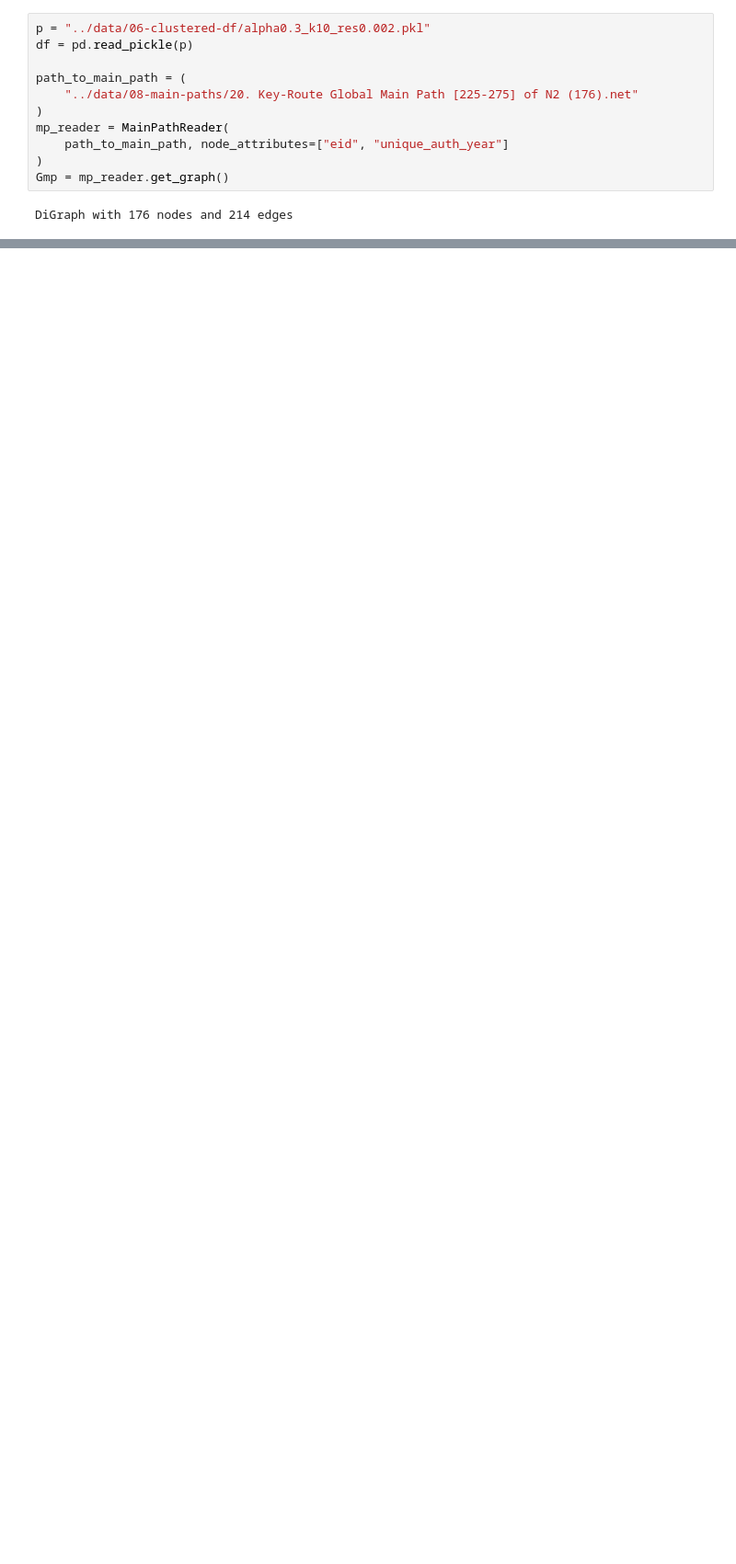
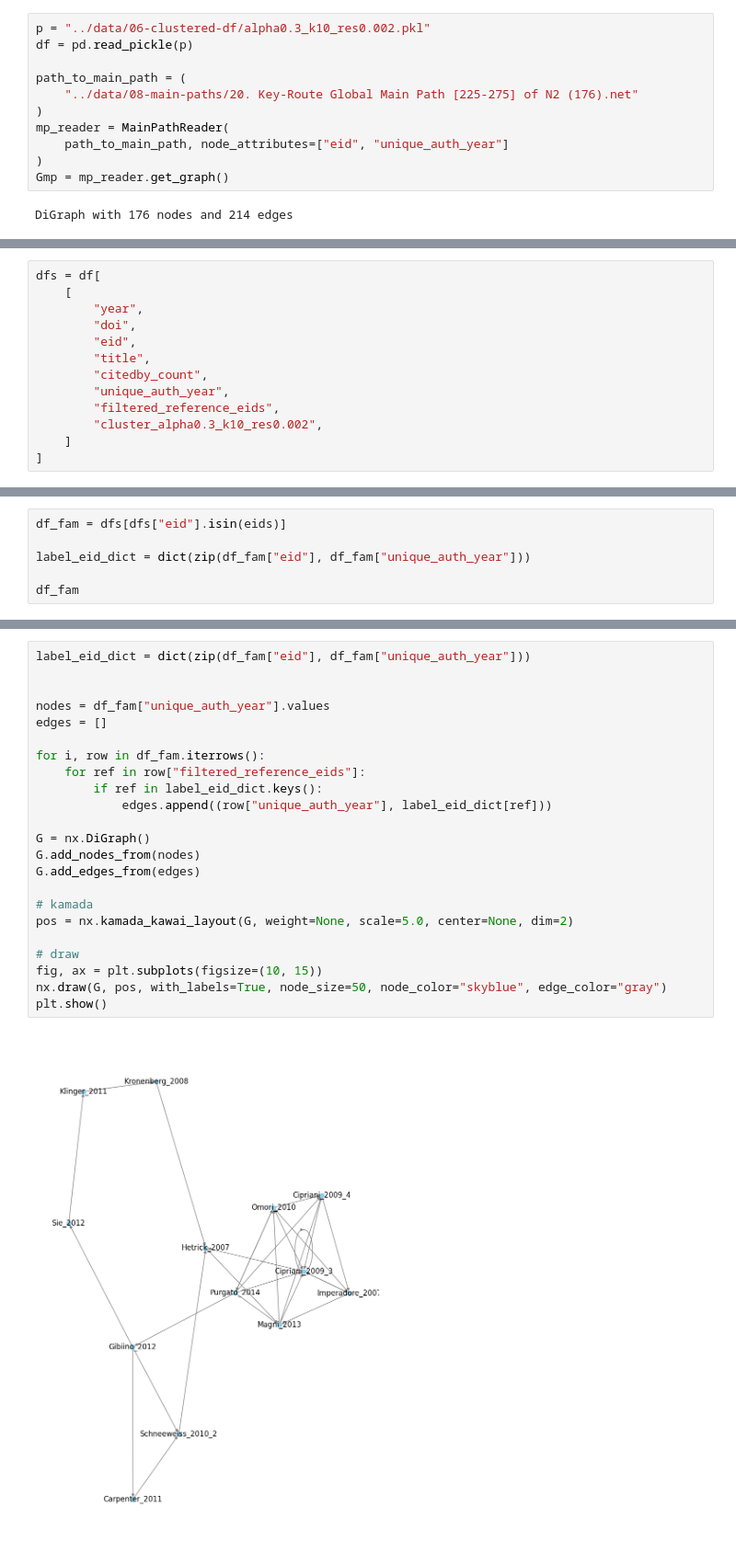
Before and after one commit to jarolim14/SSRI-Evolution, a Jupyter notebook: notebooks/13-MainPathPrettier.ipynb, the cells around one changed output, grey strips where cells are left out. Shown at 92% size. Saved outputs shown, nothing was run; the diff lists cells and outputs as text; blank space fills up the shorter version.

```diff
--- a/notebooks/13-MainPathPrettier.ipynb
+++ b/notebooks/13-MainPathPrettier.ipynb
@@ -77,0 +461,13 @@ array(['Enantioselective analysis of citalopram and demethylcitalopram in human
+# %%
+dfs = df[
+    [
+        "year",
+        "doi",
+        "eid",
+        "title",
+        "citedby_count",
+        "unique_auth_year",
+        "filtered_reference_eids",
+        "cluster_alpha0.3_k10_res0.002",
+    ]
+]
@@ -77,0 +477,6 @@ array(['Enantioselective analysis of citalopram and demethylcitalopram in human
+# %%
+df_fam = dfs[dfs["eid"].isin(eids)]
+
+label_eid_dict = dict(zip(df_fam["eid"], df_fam["unique_auth_year"]))
+
+df_fam
@@ -77,0 +502,25 @@ array(['Enantioselective analysis of citalopram and demethylcitalopram in human
+# %%
+label_eid_dict = dict(zip(df_fam["eid"], df_fam["unique_auth_year"]))
+
+
+nodes = df_fam["unique_auth_year"].values
+edges = []
+
+for i, row in df_fam.iterrows():
+    for ref in row["filtered_reference_eids"]:
+        if ref in label_eid_dict.keys():
+            edges.append((row["unique_auth_year"], label_eid_dict[ref]))
+
+G = nx.DiGraph()
+G.add_nodes_from(nodes)
+G.add_edges_from(edges)
+
+# kamada
+pos = nx.kamada_kawai_layout(G, weight=None, scale=5.0, center=None, dim=2)
+
+# draw
+fig, ax = plt.subplots(figsize=(10, 15))
+nx.draw(G, pos, with_labels=True, node_size=50, node_color="skyblue", edge_color="gray")
+plt.show()
+# %% [output]
+[figure, added]
```
Also changed, not shown: parts of 24 cells of this notebook, 14 other files.
